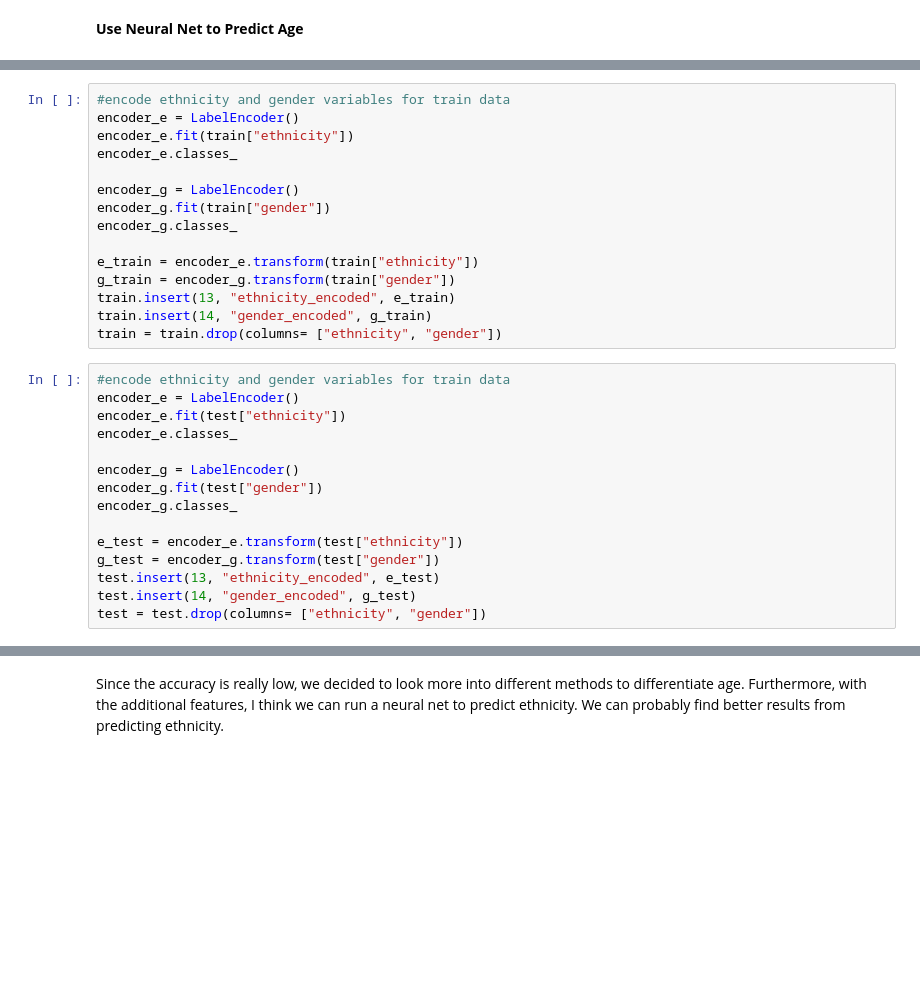
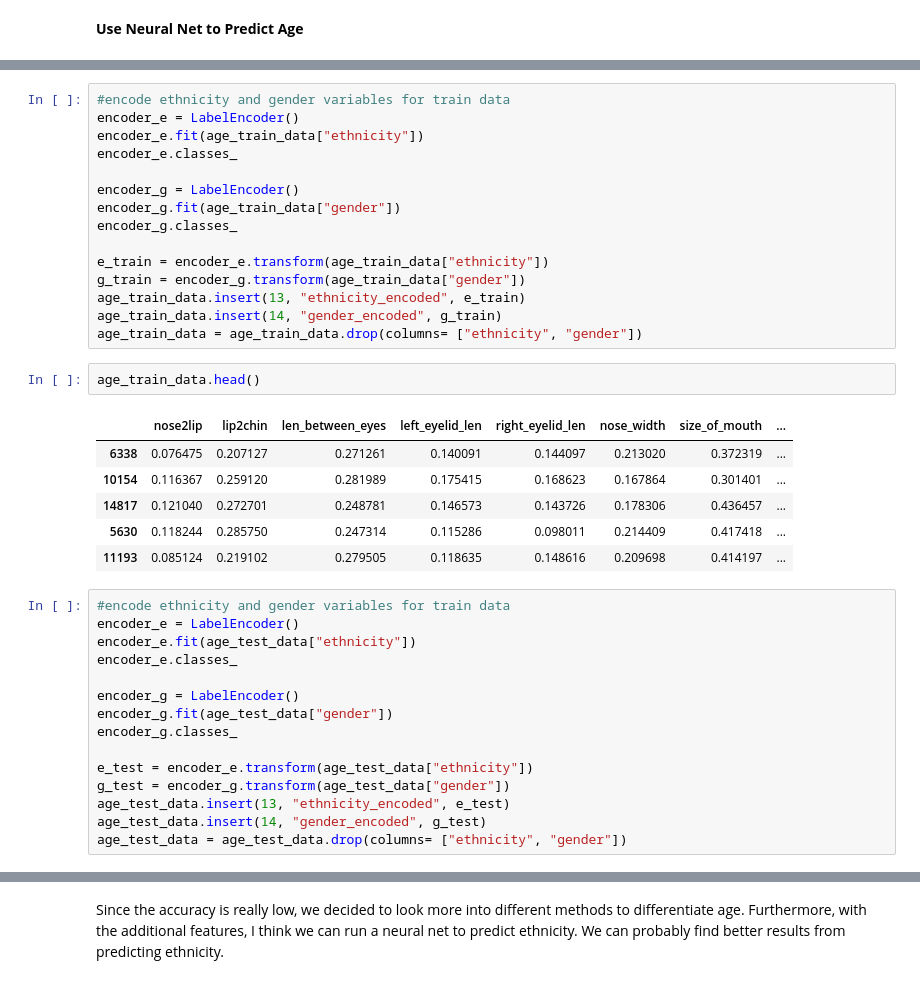
Before and after one commit to mbearw-berkeley/W207-finalProject, a Jupyter notebook: Neural_Network_Code.ipynb, the cells around one changed output, grey strips where cells are left out. Drawn from its saved outputs; the diff is of its cells as text; blank space fills up the shorter version.

```diff
--- a/Neural_Network_Code.ipynb
+++ b/Neural_Network_Code.ipynb
@@ -79,30 +116,39 @@ train
 # %%
 #encode ethnicity and gender variables for train data
 encoder_e = LabelEncoder()
-encoder_e.fit(train["ethnicity"])
+encoder_e.fit(age_train_data["ethnicity"])
 encoder_e.classes_
 
 encoder_g = LabelEncoder()
-encoder_g.fit(train["gender"])
+encoder_g.fit(age_train_data["gender"])
 encoder_g.classes_
 
-e_train = encoder_e.transform(train["ethnicity"])
-g_train = encoder_g.transform(train["gender"])
-train.insert(13, "ethnicity_encoded", e_train)
-train.insert(14, "gender_encoded", g_train)
-train = train.drop(columns= ["ethnicity", "gender"])
+e_train = encoder_e.transform(age_train_data["ethnicity"])
+g_train = encoder_g.transform(age_train_data["gender"])
+age_train_data.insert(13, "ethnicity_encoded", e_train)
+age_train_data.insert(14, "gender_encoded", g_train)
+age_train_data = age_train_data.drop(columns= ["ethnicity", "gender"])
+# %%
+age_train_data.head()
+# %% [output]
+|  | nose2lip | lip2chin | len_between_eyes | left_eyelid_len | right_eyelid_len | nose_width | size_of_mouth | ... |
+| 6338 | 0.076475 | 0.207127 | 0.271261 | 0.140091 | 0.144097 | 0.213020 | 0.372319 | ... |
+| 10154 | 0.116367 | 0.259120 | 0.281989 | 0.175415 | 0.168623 | 0.167864 | 0.301401 | ... |
+| 14817 | 0.121040 | 0.272701 | 0.248781 | 0.146573 | 0.143726 | 0.178306 | 0.436457 | ... |
+| 5630 | 0.118244 | 0.285750 | 0.247314 | 0.115286 | 0.098011 | 0.214409 | 0.417418 | ... |
+| 11193 | 0.085124 | 0.219102 | 0.279505 | 0.118635 | 0.148616 | 0.209698 | 0.414197 | ... |
 # %%
 #encode ethnicity and gender variables for train data
 encoder_e = LabelEncoder()
-encoder_e.fit(test["ethnicity"])
+encoder_e.fit(age_test_data["ethnicity"])
 encoder_e.classes_
 
 encoder_g = LabelEncoder()
-encoder_g.fit(test["gender"])
+encoder_g.fit(age_test_data["gender"])
 encoder_g.classes_
 
-e_test = encoder_e.transform(test["ethnicity"])
-g_test = encoder_g.transform(test["gender"])
-test.insert(13, "ethnicity_encoded", e_test)
-test.insert(14, "gender_encoded", g_test)
-test = test.drop(columns= ["ethnicity", "gender"])
+e_test = encoder_e.transform(age_test_data["ethnicity"])
+g_test = encoder_g.transform(age_test_data["gender"])
+age_test_data.insert(13, "ethnicity_encoded", e_test)
+age_test_data.insert(14, "gender_encoded", g_test)
+age_test_data = age_test_data.drop(columns= ["ethnicity", "gender"])
```
Also changed, not shown: parts of 21 cells of this notebook.
